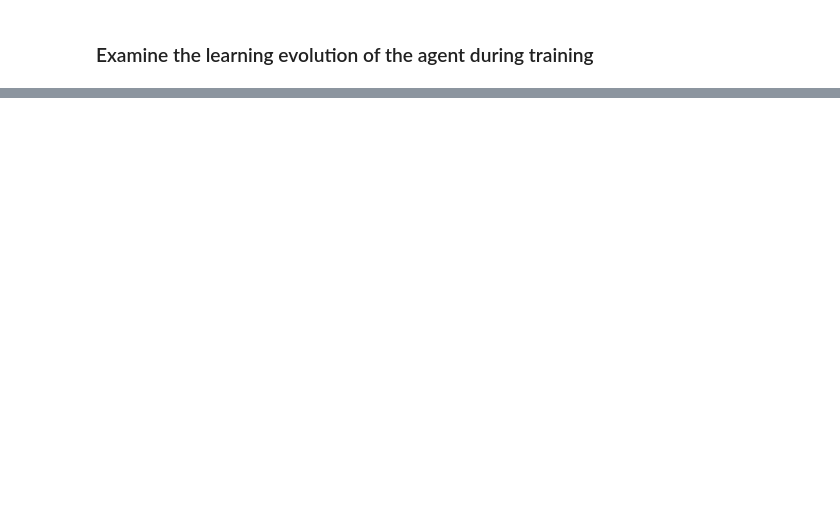
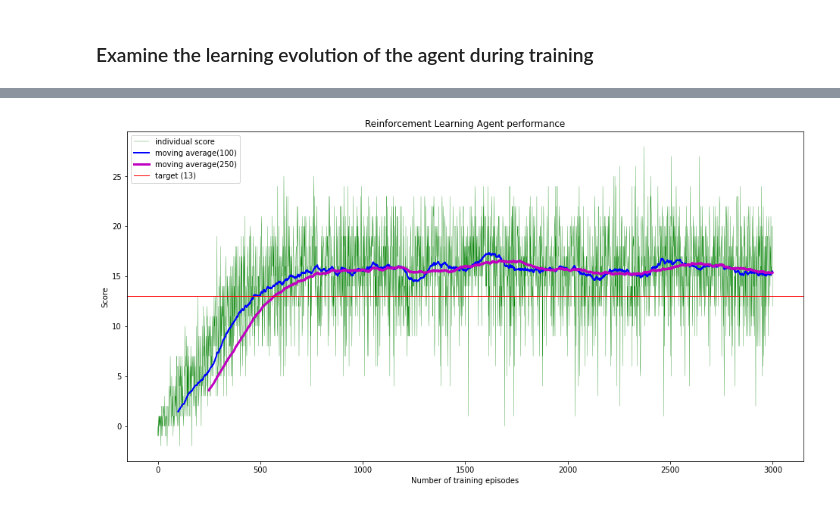
Before and after one commit to dcfwight/reinforcement_learning_bananas, a Jupyter notebook: Navigation.ipynb, the cells around one changed output, grey strips where cells are left out. Saved outputs shown, nothing was run; the diff lists cells and outputs as text; code cells hidden in the pictures; blank space fills up the shorter version.

```diff
--- a/Navigation.ipynb
+++ b/Navigation.ipynb
@@ -330,0 +345,20 @@ plt.legend(['individual','moving average(100)','target'])
+# %%
+env_info = env.reset(train_mode=False)[brain_name] # reset the environment
+state = env_info.vector_observations[0]            # get the current state
+
+score = 0  # initialize the score
+
+for i in range(300):
+    action = trained_agent.act(state)
+    env_info = env.step(action)[brain_name]
+    next_state = env_info.vector_observations[0]
+    reward = env_info.rewards[0]
+    done = env_info.local_done[0]
+    score += reward
+    state = next_state
+    if i % 50 ==0:
+        print ("action chosen on step {}: {}".format(i,action))
+    if done:
+        break
+
+print("Score: {}".format(score))
@@ -330,0 +377,2 @@ plt.legend(['individual','moving average(100)','target'])
+# %%
+trained_agent.qnetwork_local.train() # reset the network to training
@@ -330,0 +447,2 @@ plt.legend(['individual','moving average(100)','target'])
+# %%
+scores = dqn_max(env=env, agent = trained_agent,n_episodes=3000, file_save_name='checkpoint_max.pth')
@@ -330,0 +467,6 @@ plt.legend(['individual','moving average(100)','target'])
+# %%
+# create moving average data by using pandas
+df2 =pd.DataFrame(scores,columns=['score'])
+df2['mavg'] = df2['score'].rolling(100).mean()
+df2['mavg250'] = df2['score'].rolling(250).mean()
+df2.tail()
@@ -330,0 +480,14 @@ plt.legend(['individual','moving average(100)','target'])
+# %%
+# Plot the individual scores and the moving average
+plt.figure(figsize=(16,8))
+plt.plot(df2['score'], color='g',linewidth=0.3)
+plt.plot(df2['mavg'], color='b',linewidth=2)
+plt.plot(df2['mavg250'], color='m',linewidth=3)
+plt.axhline(13, color='r',linewidth=1)
+plt.plot()
+plt.xlabel('Number of training episodes')
+plt.ylabel('Score')
+plt.title('Reinforcement Learning Agent performance')
+plt.legend(['individual score','moving average(100)','moving average(250)','target (13)']);
+# %% [output]
+[figure, added]
```
Also changed, not shown: parts of 27 cells of this notebook.
